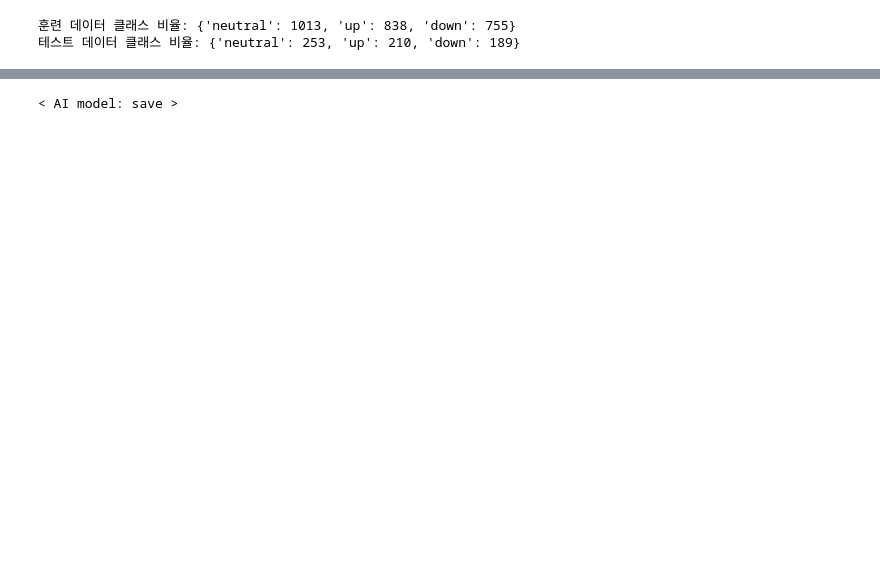
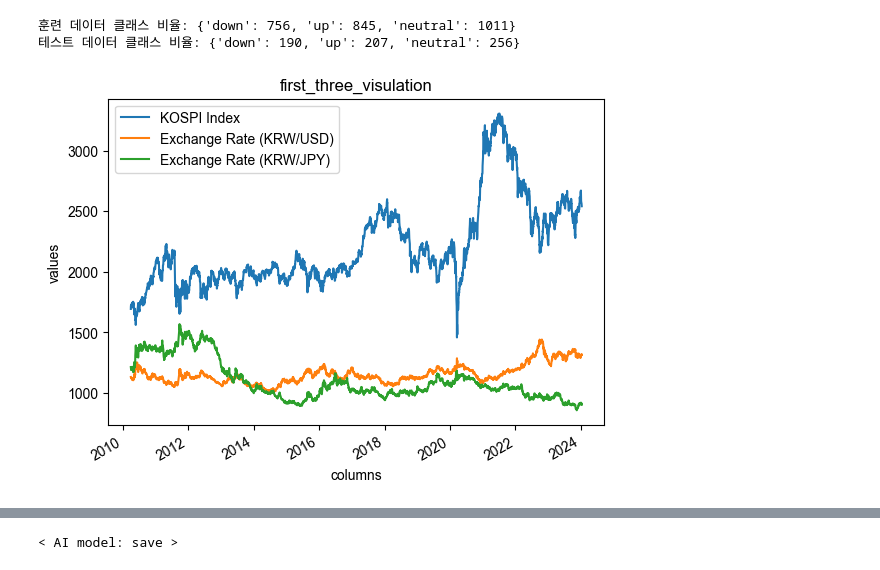
Before and after one commit to simpson000/sic_project_final, a Jupyter notebook: sic/test2.ipynb, the cells around one changed output, grey strips where cells are left out. Saved outputs shown, nothing was run; the diff lists cells and outputs as text; code cells hidden in the pictures; blank space fills up the shorter version.

```diff
--- a/sic/test2.ipynb
+++ b/sic/test2.ipynb
@@ -62,4 +154,5 @@ facter type:
 # %%
+
 # 2. features, label 전체데이터 생성
 # X, y는 최근일까지 포함한 전 데이터. X_past, y_past는 결과가 확인된 61일전까지의 데이터
 # 결측치가 있는 행 제거
@@ -75,18 +168,12 @@ else:
     # 최적화된 코드를 사용하여 y_past 및 X_past 생성
     # 위에서 이미 결측치를 제거하였으므로 추가적인 처리가 필요하지 않습니다.
     # 여기서 AUTO 는 NUTRAL UP DOWN 으로 3개로 구분
-    y_past = y
-    X_past = X
 # %%
 
 # 3. train, test 나누기
-#StratifiedShuffleSplit 이란
 
-split_data = StratifiedShuffleSplit(n_splits=1, test_size=0.2, random_state=0)
+X_train, X_test, y_train, y_test = train_test_split(X,y, test_size=0.2)
 
-for train_data, test_data in split_data.split(X_past, y_past): #sss.split(~) 안에 n_splits 수만큼 준비됨
-    X_train, X_test = X_past.iloc[train_data,], X_past.iloc[test_data,]
-    y_train, y_test = y_past[train_data], y_past[test_data]
 # 훈련 데이터와 테스트 데이터의 클래스 비율 확인
 train_class_counts = {label: sum(y_train == label) for label in set(y)}
 test_class_counts = {label: sum(y_test == label) for label in set(y)}
@@ -94,5 +181,15 @@ test_class_counts = {label: sum(y_test == label) for label in set(y)}
 print("훈련 데이터 클래스 비율:", train_class_counts)
 print("테스트 데이터 클래스 비율:", test_class_counts)
 # %% [output]
-훈련 데이터 클래스 비율: {'neutral': 1013, 'up': 838, 'down': 755}
-테스트 데이터 클래스 비율: {'neutral': 253, 'up': 210, 'down': 189}
+훈련 데이터 클래스 비율: {'down': 756, 'up': 845, 'neutral': 1011}
+테스트 데이터 클래스 비율: {'down': 190, 'up': 207, 'neutral': 256}
+# %%
+# 클래스와 데이터 개수 분리
+# 데이터 프레임을 전치하여 처음 5개의 열에 대한 시각화
+X.iloc[:,:3].plot(kind='line', stacked=False)
+plt.title('first_three_visulation')
+plt.xlabel('columns')
+plt.ylabel('values')
+plt.show()
+# %% [output]
+[figure, added]
```
Also changed, not shown: parts of 13 cells of this notebook, 1 other file.
